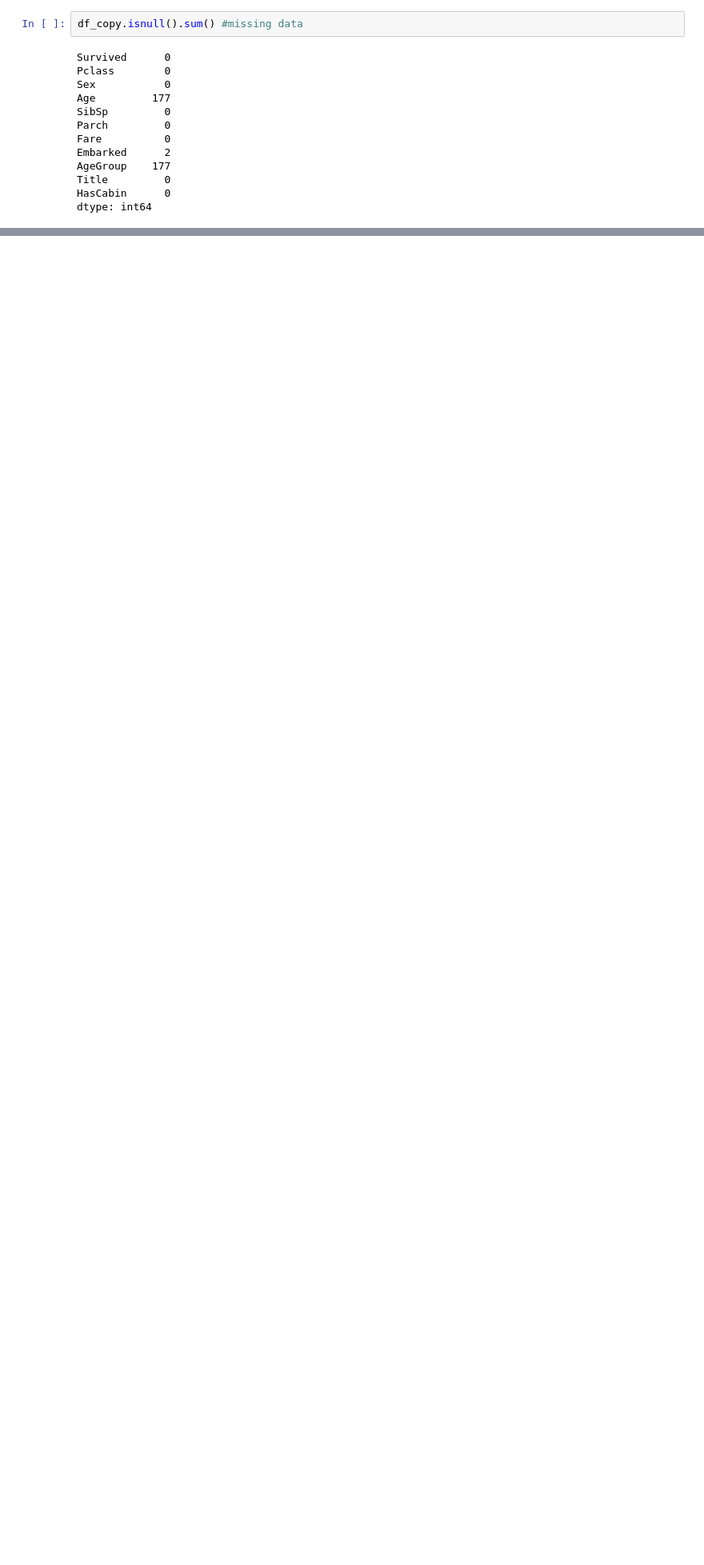
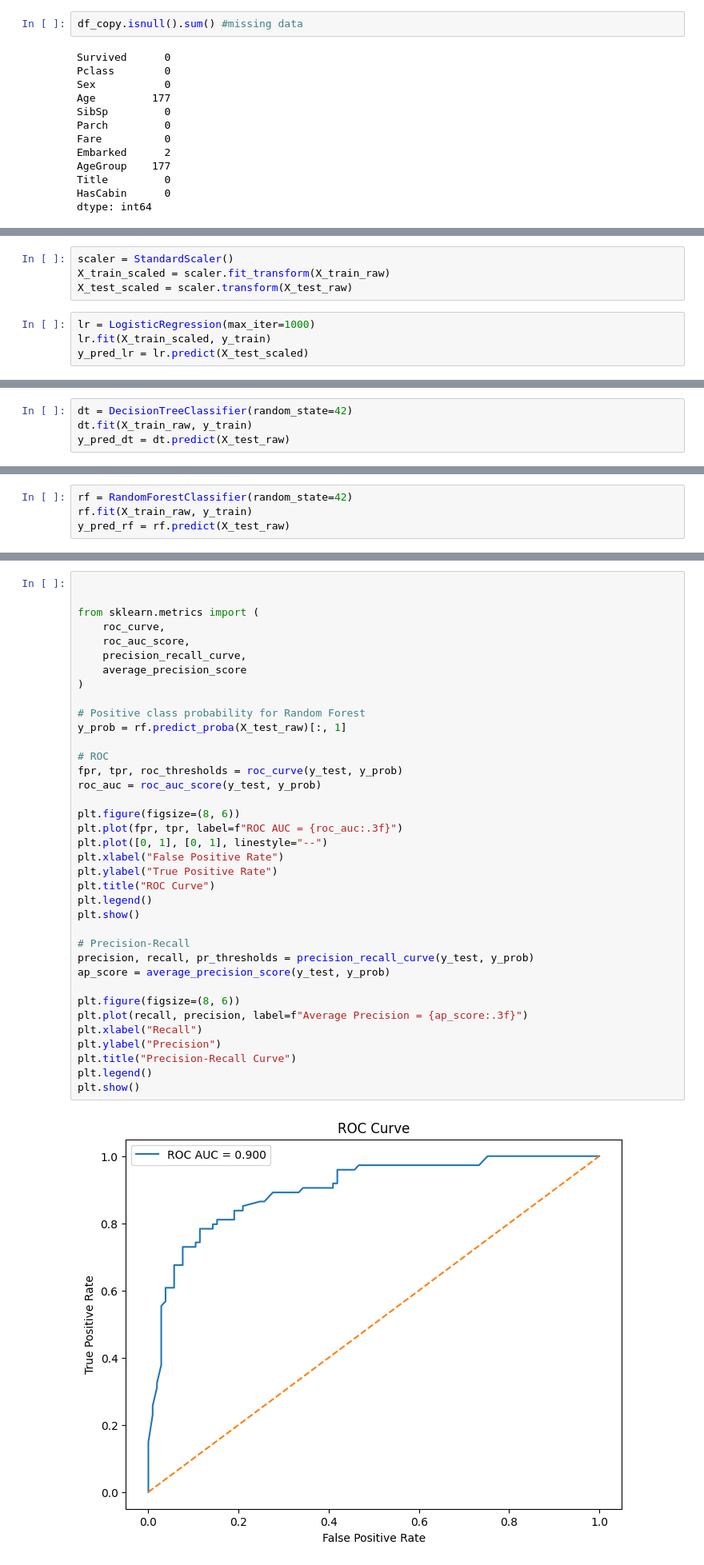
Before and after one commit to Zeynep35/titanic-survival-prediction, a Jupyter notebook: notebooks/titanic_analysis.ipynb, the cells around one changed output, grey strips where cells are left out. Shown at 80% size. Saved outputs shown, nothing was run; the diff lists cells and outputs as text; blank space fills up the shorter version.

Commit message:
feat: feat: add full ML workflow including feature engineering, model tuning, threshold adjustment, and error analysis

```diff
--- a/notebooks/titanic_analysis.ipynb
+++ b/notebooks/titanic_analysis.ipynb
@@ -215,0 +314,8 @@ dtype: int64
+# %%
+scaler = StandardScaler()
+X_train_scaled = scaler.fit_transform(X_train_raw)
+X_test_scaled = scaler.transform(X_test_raw)
+# %%
+lr = LogisticRegression(max_iter=1000)
+lr.fit(X_train_scaled, y_train)
+y_pred_lr = lr.predict(X_test_scaled)
@@ -215,0 +339,4 @@ dtype: int64
+# %%
+dt = DecisionTreeClassifier(random_state=42)
+dt.fit(X_train_raw, y_train)
+y_pred_dt = dt.predict(X_test_raw)
@@ -215,0 +360,4 @@ dtype: int64
+# %%
+rf = RandomForestClassifier(random_state=42)
+rf.fit(X_train_raw, y_train)
+y_pred_rf = rf.predict(X_test_raw)
@@ -215,0 +450,39 @@ dtype: int64
+# %%
+
+
+from sklearn.metrics import (
+    roc_curve,
+    roc_auc_score,
+    precision_recall_curve,
+    average_precision_score
+)
+
+# Positive class probability for Random Forest
+y_prob = rf.predict_proba(X_test_raw)[:, 1]
+
+# ROC
+fpr, tpr, roc_thresholds = roc_curve(y_test, y_prob)
+roc_auc = roc_auc_score(y_test, y_prob)
+
+plt.figure(figsize=(8, 6))
+plt.plot(fpr, tpr, label=f"ROC AUC = {roc_auc:.3f}")
+plt.plot([0, 1], [0, 1], linestyle="--")
+plt.xlabel("False Positive Rate")
+plt.ylabel("True Positive Rate")
+plt.title("ROC Curve")
+plt.legend()
+plt.show()
+
+# Precision-Recall
+precision, recall, pr_thresholds = precision_recall_curve(y_test, y_prob)
+ap_score = average_precision_score(y_test, y_prob)
+
+plt.figure(figsize=(8, 6))
+plt.plot(recall, precision, label=f"Average Precision = {ap_score:.3f}")
+plt.xlabel("Recall")
+plt.ylabel("Precision")
+plt.title("Precision-Recall Curve")
+plt.legend()
+plt.show()
+# %% [output]
+[figure, added]
```
Also changed, not shown: parts of 58 cells of this notebook, 1 other file.
